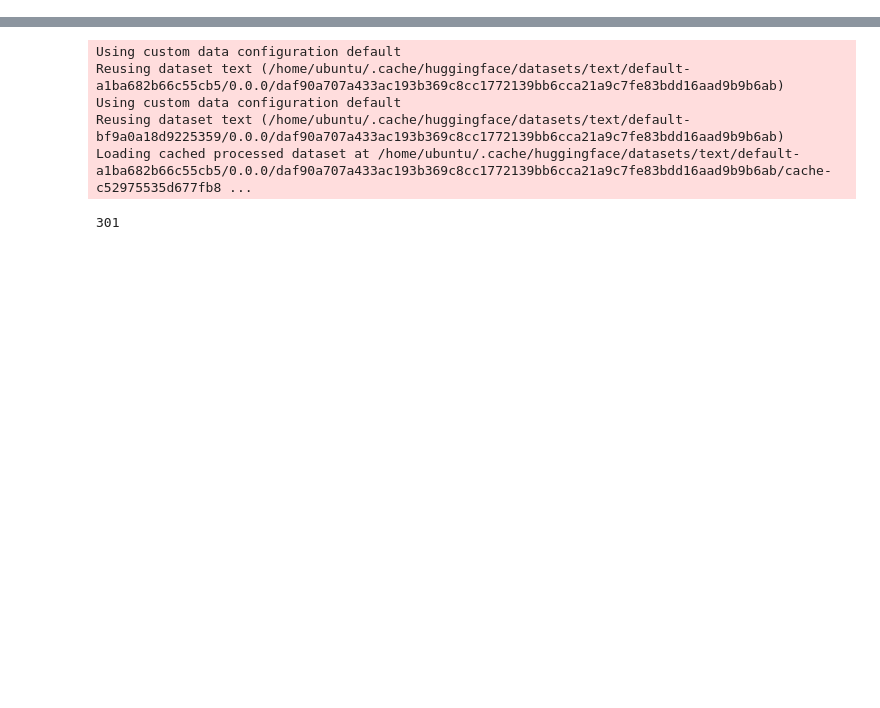
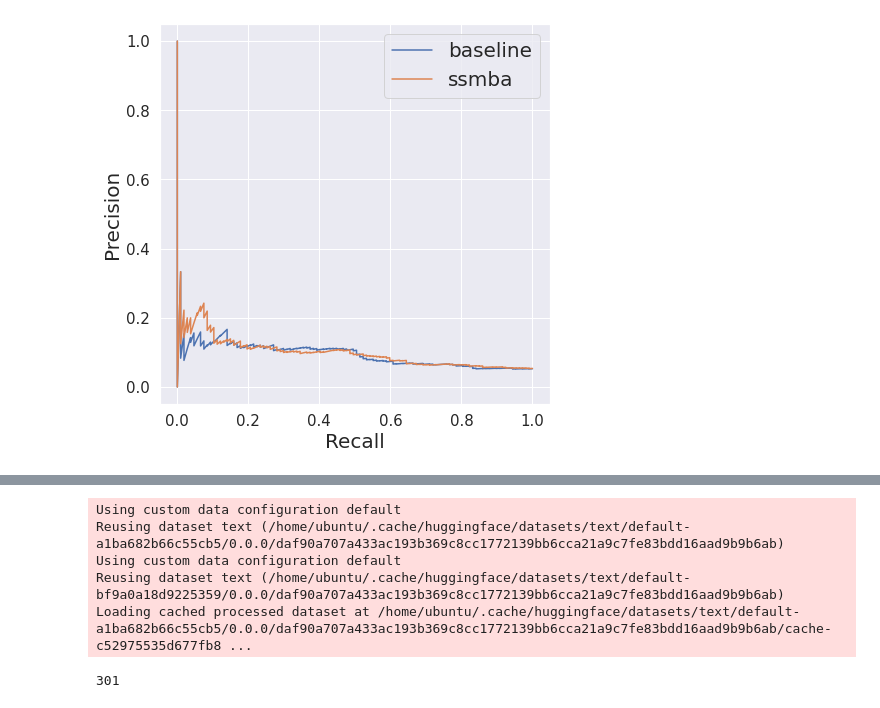
Before and after one commit to annabelng/bioSSMBA, a Jupyter notebook: evaluation.ipynb, the cells around one changed output, grey strips where cells are left out. Saved outputs shown, nothing was run; the diff lists cells and outputs as text; code cells hidden in the pictures; blank space fills up the shorter version.

```diff
--- a/evaluation.ipynb
+++ b/evaluation.ipynb
@@ -231,0 +236,13 @@ Using custom data configuration default
+# %%
+sns.set_style('white')
+sns.set(rc={'figure.figsize':(7,7)})
+plt.plot(brec, bprec, label='baseline')
+plt.plot(srec, sprec, label='ssmba')
+plt.xlabel("Recall", fontsize=20)
+plt.xticks(fontsize=15)
+plt.ylabel("Precision", fontsize=20)
+plt.yticks(fontsize=15)
+plt.legend(loc=1, prop={'size': 20})
+plt.show()
+# %% [output]
+[figure, added]
```
Also changed, not shown: parts of 32 cells of this notebook, 2 other files.
